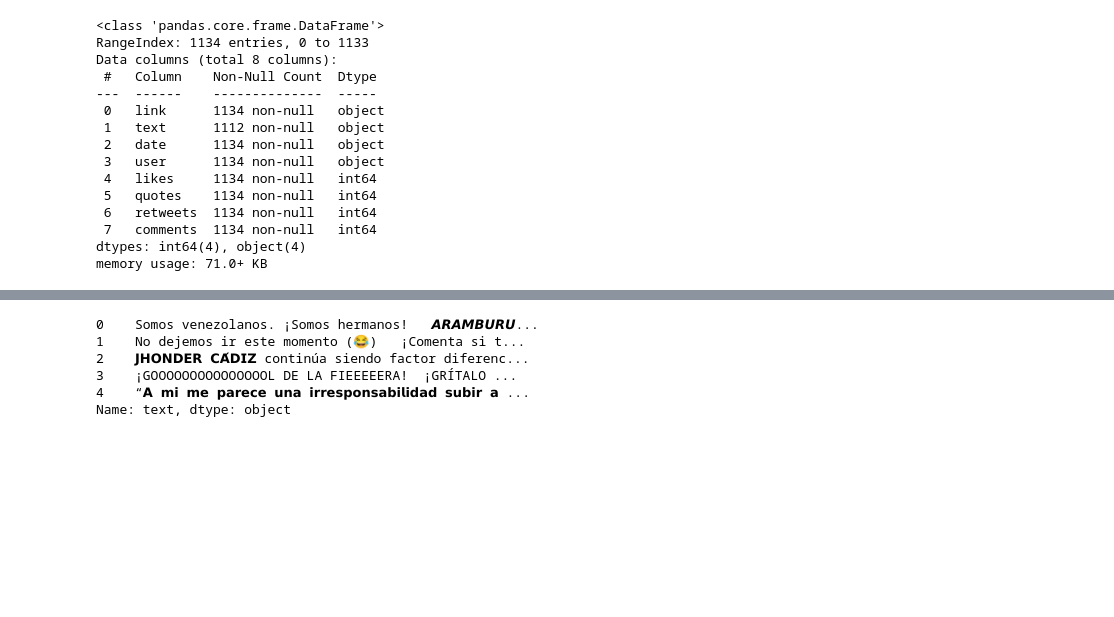
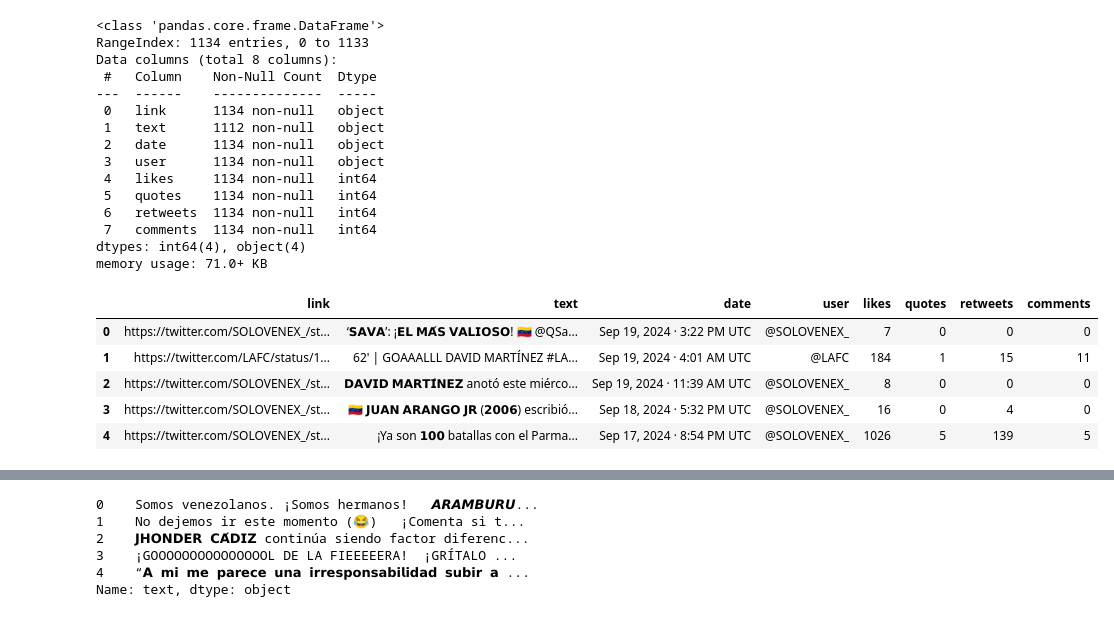
Before and after one commit to Constanzafl/gemini-pro-web-scraper, a Jupyter notebook: venex/GEMINI.ipynb, the cells around one changed output, grey strips where cells are left out. Cells and saved outputs as stored; diff of their text form; code cells hidden in the pictures; blank space fills up the shorter version.

```diff
--- a/venex/GEMINI.ipynb
+++ b/venex/GEMINI.ipynb
@@ -60,3 +62,12 @@ Data columns (total 8 columns):
  7   comments  1134 non-null   int64
 dtypes: int64(4), object(4)
 memory usage: 71.0+ KB
+# %%
+df2.head()
+# %% [output]
+|  | link | text | date | user | likes | quotes | retweets | comments |
+| 0 | https://twitter.com/SOLOVENEX_/st... | ‘𝗦𝗔𝗩𝗔’: ¡𝗘𝗟 𝗠𝗔́𝗦 𝗩𝗔𝗟𝗜𝗢𝗦𝗢! 🇻🇪 @QSa... | Sep 19, 2024 · 3:22 PM UTC | @SOLOVENEX_ | 7 | 0 | 0 | 0 |
+| 1 | https://twitter.com/LAFC/status/1... | 62' | GOAAALLL DAVID MARTÍNEZ #LA... | Sep 19, 2024 · 4:01 AM UTC | @LAFC | 184 | 1 | 15 | 11 |
+| 2 | https://twitter.com/SOLOVENEX_/st... | 𝗗𝗔𝗩𝗜𝗗 𝗠𝗔𝗥𝗧𝗜́𝗡𝗘𝗭 anotó este miérco... | Sep 19, 2024 · 11:39 AM UTC | @SOLOVENEX_ | 8 | 0 | 0 | 0 |
+| 3 | https://twitter.com/SOLOVENEX_/st... | 🇻🇪 𝗝𝗨𝗔𝗡 𝗔𝗥𝗔𝗡𝗚𝗢 𝗝𝗥 (𝟮𝟬𝟬𝟲) escribió... | Sep 18, 2024 · 5:32 PM UTC | @SOLOVENEX_ | 16 | 0 | 4 | 0 |
+| 4 | https://twitter.com/SOLOVENEX_/st... | ¡Ya son 𝟭𝟬𝟬 batallas con el Parma... | Sep 17, 2024 · 8:54 PM UTC | @SOLOVENEX_ | 1026 | 5 | 139 | 5 |
```
Also changed, not shown: parts of 39 cells of this notebook, 6 other files.
